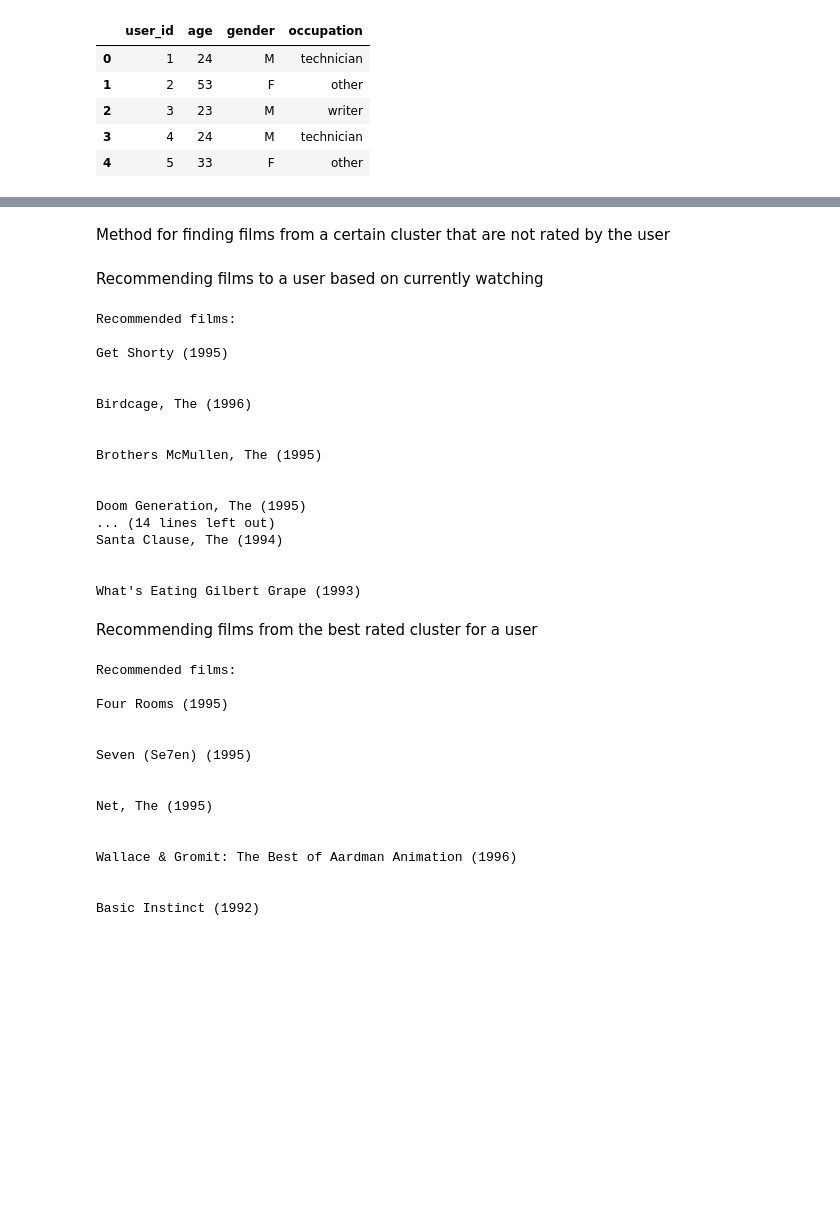
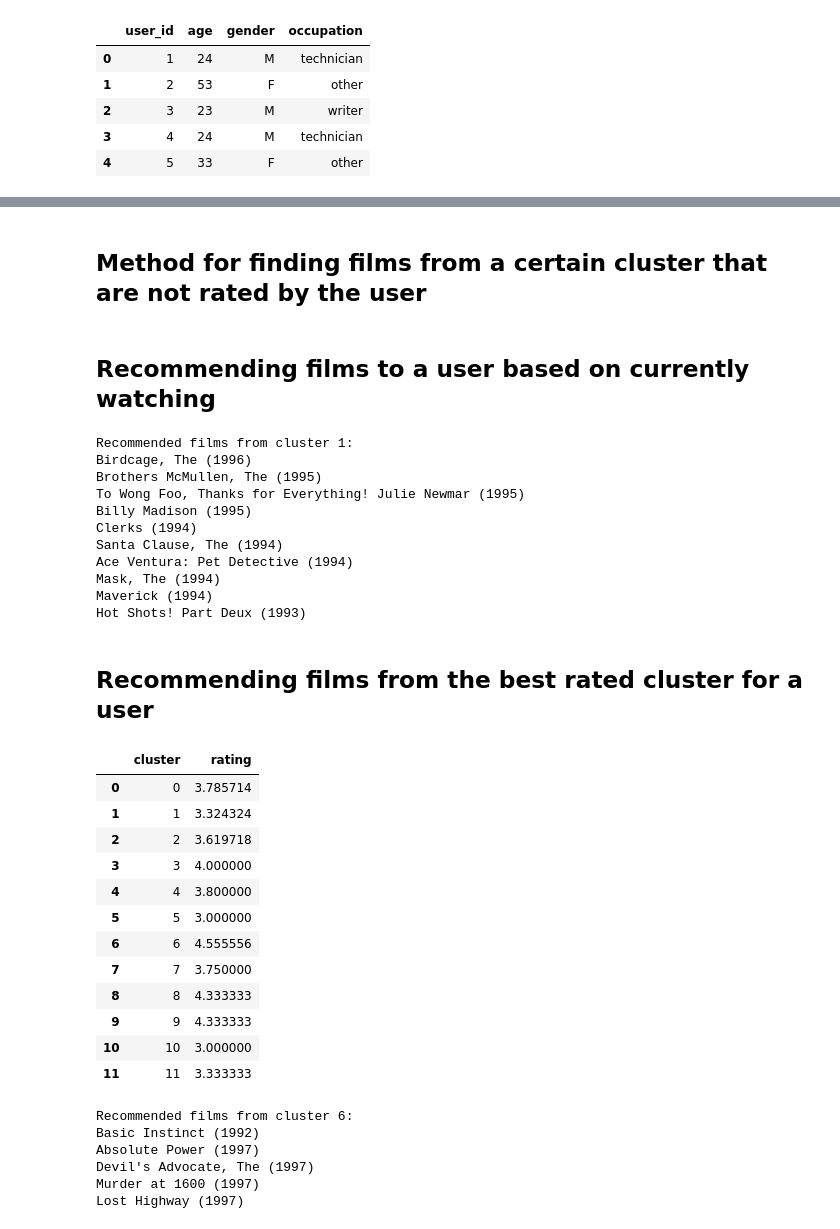
Before and after one commit to Kristina-A/MachineLearningRecommenderSystem, a Jupyter notebook: RecommenderSystem.ipynb, the cells around one changed output, grey strips where cells are left out. Saved outputs shown, nothing was run; the diff lists cells and outputs as text; code cells hidden in the pictures; blank space fills up the shorter version.

```diff
--- a/RecommenderSystem.ipynb
+++ b/RecommenderSystem.ipynb
@@ -75,5 +77,5 @@ kmeans = KMeans(n_clusters=12, random_state=5).fit(film_genres)
 # %% [markdown]
-Method for finding films from a certain cluster that are not rated by the user
+## Method for finding films from a certain cluster that are not rated by the user
 # %%
 def NotRatedFilms(cluster_id, labels, user_id, data, film_id):
     # films from same cluster (indexes of the array elements)
@@ -92,7 +94,7 @@ def NotRatedFilms(cluster_id, labels, user_id, data, film_id):
 
     return recommended
 # %% [markdown]
-Recommending films to a user based on currently watching
+## Recommending films to a user based on currently watching
 # %%
 user_id = 6
 film_id = 94
@@ -103,60 +105,52 @@ cluster = kmeans.labels_[film_id - 1]
 # recommend films from the same cluster
 recommended = NotRatedFilms(cluster, kmeans.labels_, user_id, data, film_id)
 
-print("Recommended films:")
+print("Recommended films from cluster " + str(cluster) + ":")
 for i in range(0, 10):
     print(films['movie_title'].values[recommended[i] - 1])
 # %% [output]
-Recommended films:
-
-Get Shorty (1995)
-
-
+Recommended films from cluster 1:
 Birdcage, The (1996)
-
-
 Brothers McMullen, The (1995)
-
-
-Doom Generation, The (1995)
-... (14 lines left out)
+To Wong Foo, Thanks for Everything! Julie Newmar (1995)
+Billy Madison (1995)
+Clerks (1994)
 Santa Clause, The (1994)
-
-
-What's Eating Gilbert Grape (1993)
+Ace Ventura: Pet Detective (1994)
+Mask, The (1994)
+Maverick (1994)
+Hot Shots! Part Deux (1993)
 # %% [markdown]
-Recommending films from the best rated cluster for a user
+## Recommending films from the best rated cluster for a user
 # %%
 pd.options.mode.chained_assignment = None
 # adding cluster column to films data frame
 film_names['cluster'] = kmeans.labels_
 
 # selecting rated films by the user
 rated_films = data[data.user_id == user_id]
 
 # combining rated films with cluster number
 rated_films_clusters = pd.merge(rated_films, film_names, on='movie_id')
 
 # calculating average rating for each cluster
 cluster_ratings = rated_films_clusters.groupby(['cluster'], as_index=False)['rating'].mean()
 
-cluster_ratings.head()
+cluster_ratings
 # %% [output]
-Recommended films:
-
-Four Rooms (1995)
-
-
-Seven (Se7en) (1995)
-
-
-Net, The (1995)
-
-
-Wallace & Gromit: The Best of Aardman Animation (1996)
-
-
-Basic Instinct (1992)
+|  | cluster | rating |
+| 0 | 0 | 3.785714 |
+| 1 | 1 | 3.324324 |
+| 2 | 2 | 3.619718 |
+| 3 | 3 | 4.000000 |
+| 4 | 4 | 3.800000 |
+| 5 | 5 | 3.000000 |
+| 6 | 6 | 4.555556 |
+| 7 | 7 | 3.750000 |
+| 8 | 8 | 4.333333 |
+| 9 | 9 | 4.333333 |
+| 10 | 10 | 3.000000 |
+| 11 | 11 | 3.333333 |
 # %%
 # get best rated cluster
 best_rated_cluster = cluster_ratings['cluster'].values[cluster_ratings['rating'].idxmax()]
@@ -164,7 +158,14 @@ best_rated_cluster = cluster_ratings['cluster'].values[cluster_ratings['rating']
 # recommending films from the best rated cluster
 recommended = NotRatedFilms(best_rated_cluster, kmeans.labels_, user_id, data, -1)
 
-print("Recommended films:")
+print("Recommended films from cluster " + str(best_rated_cluster) + ":")
 for i in range(0, 5):
     print(films['movie_title'].values[recommended[i] - 1])
+# %% [output]
+Recommended films from cluster 6:
+Basic Instinct (1992)
+Absolute Power (1997)
+Devil's Advocate, The (1997)
+Murder at 1600 (1997)
+Lost Highway (1997)
 # %% [markdown]
```
Also changed, not shown: parts of 20 cells of this notebook.
